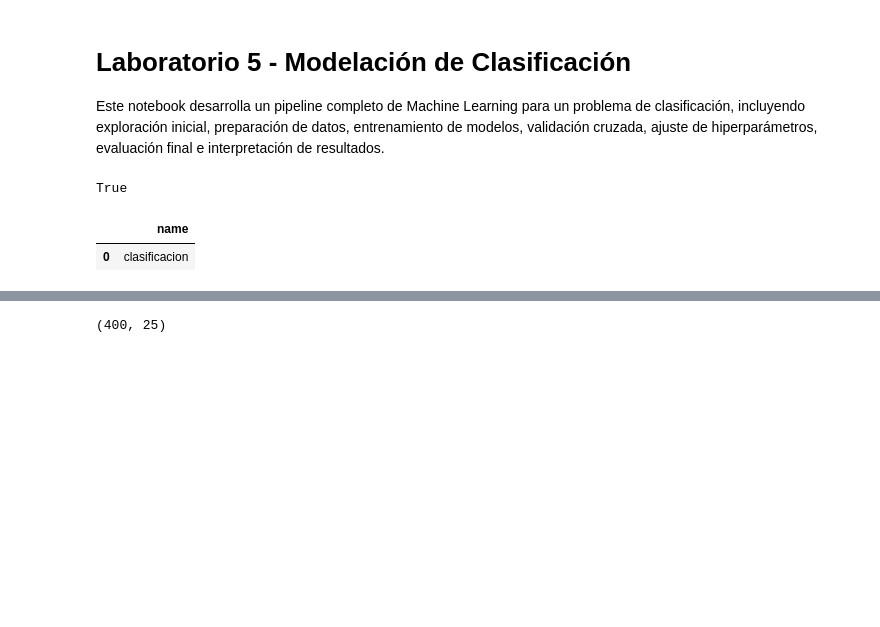
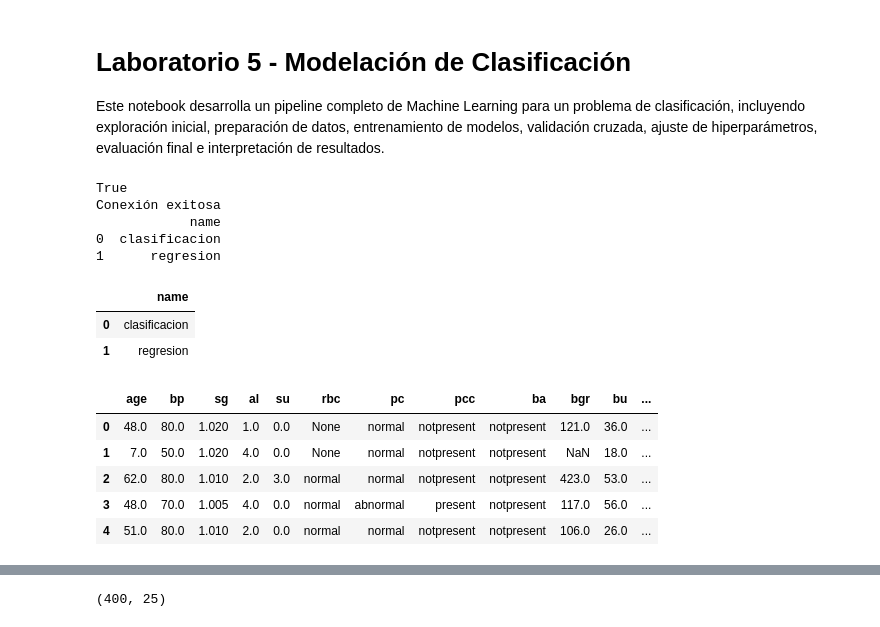
Before and after one commit to lauratoro1/ml-project_analitica_datos, a Jupyter notebook: notebooks/model_clasificacion jy.ipynb, the cells around one changed output, grey strips where cells are left out. Cells and saved outputs as stored; diff of their text form; code cells hidden in the pictures; blank space fills up the shorter version.

```diff
--- a/notebooks/model_clasificacion jy.ipynb
+++ b/notebooks/model_clasificacion jy.ipynb
@@ -10,20 +10,79 @@ from pathlib import Path
 
 pd.set_option("display.max_columns", None)
 # %%
-ruta_db = Path("../database/clasificacion.db")
+import sqlite3
+import pandas as pd
+import os
 
-ruta_db.exists()
+# ================================= #
+# RUTA COMPLETA DE LA BASE          #
+# ================================= #
+
+db_path = "C:/Users/Lenovo ThinkBook/Downloads/ml-project_analitica_datos/data/database/datos.db"
+# ================================= #
+# VERIFICAR EXISTENCIA              #
+# ================================= #
+
+print(os.path.exists(db_path))
+
+# ================================= #
+# CONEXIÓN SQLITE                   #
+# ================================= #
+
+conn = sqlite3.connect(db_path)
+
+print("Conexión exitosa")
+
+# ================================= #
+# MOSTRAR TABLAS                    #
+# ================================= #
+
+tablas = pd.read_sql_query(
+    "SELECT name FROM sqlite_master WHERE type='table';",
+    conn
+)
+
+print(tablas)
 # %% [output]
 True
+Conexión exitosa
+            name
+0  clasificacion
+1      regresion
+# %%
+# ======================================== #
+# 4. IDENTIFICAR TABLAS EN LA BASE DE DATOS #
+# ======================================== #
+
+tablas = pd.read_sql_query(
+    "SELECT name FROM sqlite_master WHERE type='table';",
+    conn
+)
+
+tablas
+# %% [output]
+|  | name |
+| 0 | clasificacion |
+| 1 | regresion |
 # %%
-conn = sqlite3.connect(ruta_db)
+# ===================================== #
+# 5. CARGA DE DATOS                     #
+# ===================================== #
 
-tablas = pd.read_sql_query(
-    "SELECT name FROM sqlite_master WHERE type='table';",
-    conn
-)
+conn = sqlite3.connect(db_path)
+df = pd.read_sql_query("SELECT * FROM clasificacion;", conn)
+conn.close()
 
-tablas
+# ELIMINAR LA COLUMNA RESIDUAL SI EXISTE
+if "Unnamed: 25" in df.columns:
+    df = df.drop(columns=["Unnamed: 25"])
+
+pd.set_option("display.max_columns", None)
+df.head()
 # %% [output]
-|  | name |
-| 0 | clasificacion |
+|  | age | bp | sg | al | su | rbc | pc | pcc | ba | bgr | bu | ... |
+| 0 | 48.0 | 80.0 | 1.020 | 1.0 | 0.0 | None | normal | notpresent | notpresent | 121.0 | 36.0 | ... |
+| 1 | 7.0 | 50.0 | 1.020 | 4.0 | 0.0 | None | normal | notpresent | notpresent | NaN | 18.0 | ... |
+| 2 | 62.0 | 80.0 | 1.010 | 2.0 | 3.0 | normal | normal | notpresent | notpresent | 423.0 | 53.0 | ... |
+| 3 | 48.0 | 70.0 | 1.005 | 4.0 | 0.0 | normal | abnormal | present | notpresent | 117.0 | 56.0 | ... |
+| 4 | 51.0 | 80.0 | 1.010 | 2.0 | 0.0 | normal | normal | notpresent | notpresent | 106.0 | 26.0 | ... |
```
Also changed, not shown: parts of 25 cells of this notebook, 3 other files.
